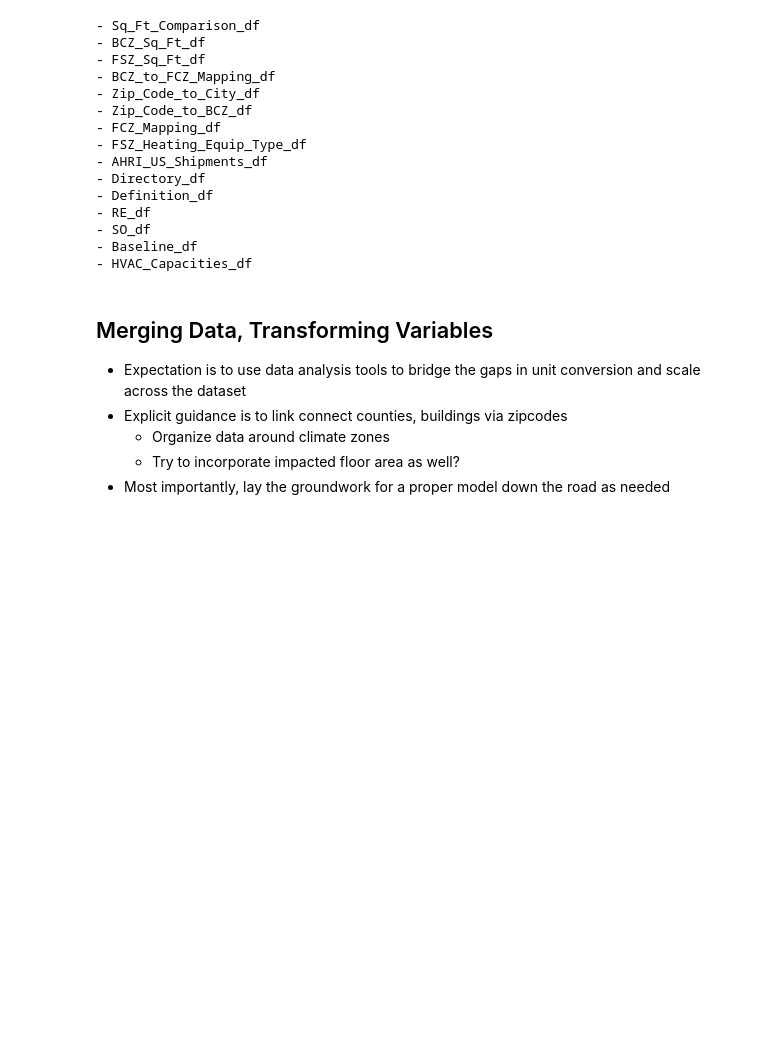
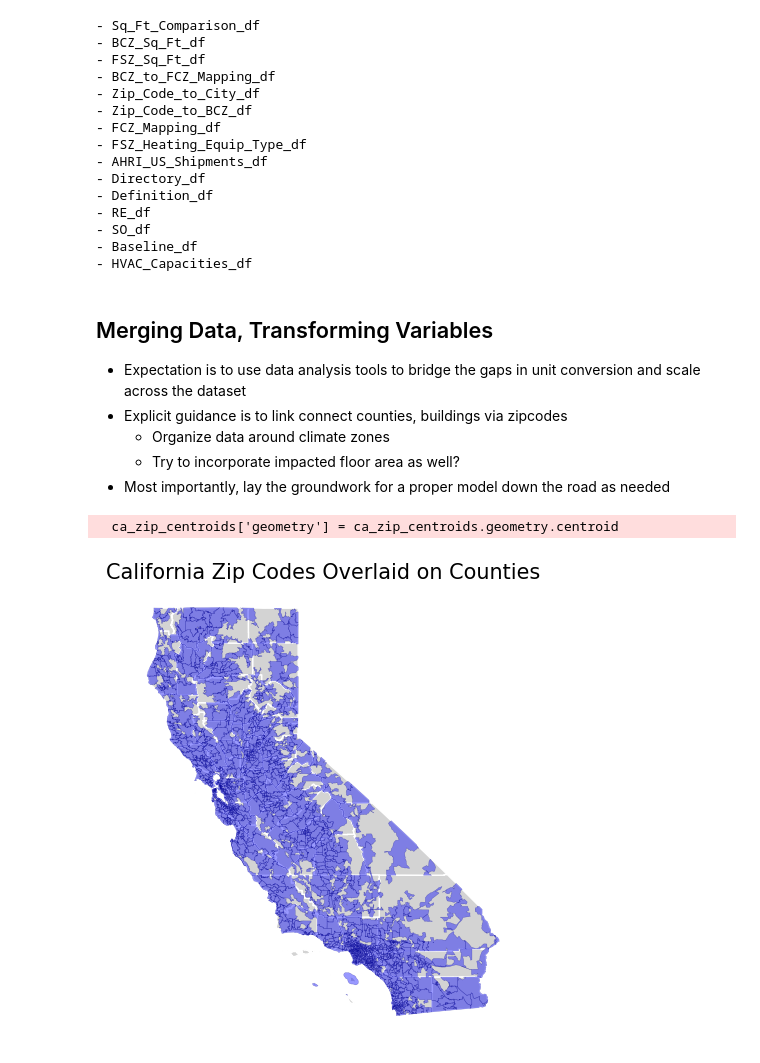
Before and after one commit to neil-stein/AC2HP, a Jupyter notebook: data_exploration_ac2hp.ipynb, the cells around one changed output. Cells and saved outputs as stored; diff of their text form; code cells hidden in the pictures; blank space fills up the shorter version.

Commit message:
Data cleaning and updating

```diff
--- a/data_exploration_ac2hp.ipynb
+++ b/data_exploration_ac2hp.ipynb
@@ -60 +57,35 @@ cal_geo_data_gdf = zip_gdf.merge(zip_code_to_city, left_on='ZCTA5CE20', right_on
 #print(cal_geo_data_gdf.head(5))
+# %%
+# Data Processing, Joining, and Cleaning
+# Joining building code zones with zip codes
+zip_code_to_bcz['Zip Code'] = zip_code_to_bcz['Zip Code'].astype(str).str.zfill(5)
+cal_geo_data_gdf = cal_geo_data_gdf.merge(zip_code_to_bcz, left_on= 'ZCTA5CE20', right_on= 'Zip Code')
+
+# Data conversion requires inputting the FCZ values, which are set to county level not zip code
+# Filtered list of California counties to merge with the GeoDataFrame
+county_gdf = gpd.read_file('/Users/neil.stein/Documents/General Data Storage/cb_2024_us_all_500k/cb_2024_us_county_500k.zip')
+ca_county_gdf = county_gdf[county_gdf['STATE_NAME'] == 'California']
+ca_county_gdf = ca_county_gdf.to_crs(cal_geo_data_gdf.crs)
+
+# Spatial join process to crosswalk the county-level FCZ values to the zip code level
+ca_zip_centroids = cal_geo_data_gdf.copy()
+ca_zip_centroids['geometry'] = ca_zip_centroids.geometry.centroid
+
+ca_spatial_crosswalk = gpd.sjoin(ca_zip_centroids, ca_county_gdf[['NAME', 'geometry']], how= 'left', predicate= 'within')
+cal_geo_data_gdf = cal_geo_data_gdf.merge(ca_spatial_crosswalk[['ZCTA5CE20', 'NAME']],on= 'ZCTA5CE20', how= 'left')
+cal_geo_data_gdf.rename(columns={'NAME': 'County_Name'}, inplace=True)
+
+# missing county names below, coastal region association issues hardcoded with a manual fix
+manual_fix = {'93042': 'Ventura', '90742': 'Orange', '90743': 'Orange', '92155': 'San Diego', '92661': 'Orange'}
+cal_geo_data_gdf['County_Name'] = cal_geo_data_gdf['County_Name'].fillna(cal_geo_data_gdf['ZCTA5CE20'].map(manual_fix))
+
+# Map to check data quality and spatial join accuracy
+fig, ax = plt.subplots(figsize=(5, 6))
+ca_county_gdf.plot(ax=ax, color='lightgrey', edgecolor='white', linewidth=1)
+cal_geo_data_gdf.plot(ax=ax, color='blue', alpha=0.4, edgecolor='darkblue', linewidth=0.3)
+ax.set_title("California Zip Codes Overlaid on Counties", fontsize=15)
+ax.set_axis_off()
+plt.show()
+# %% [output]
+  ca_zip_centroids['geometry'] = ca_zip_centroids.geometry.centroid
+[figure, added]
```
Also changed, not shown: parts of 8 cells of this notebook, 29 other files.
